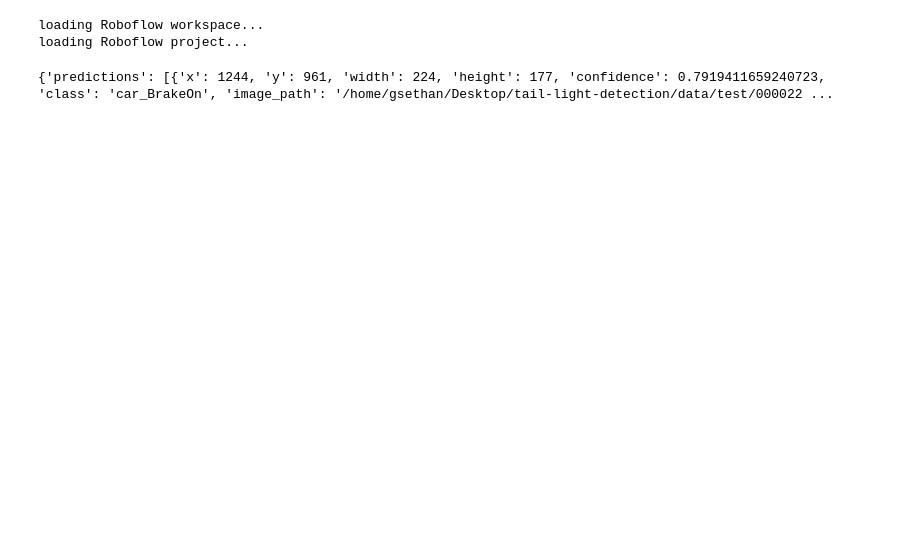
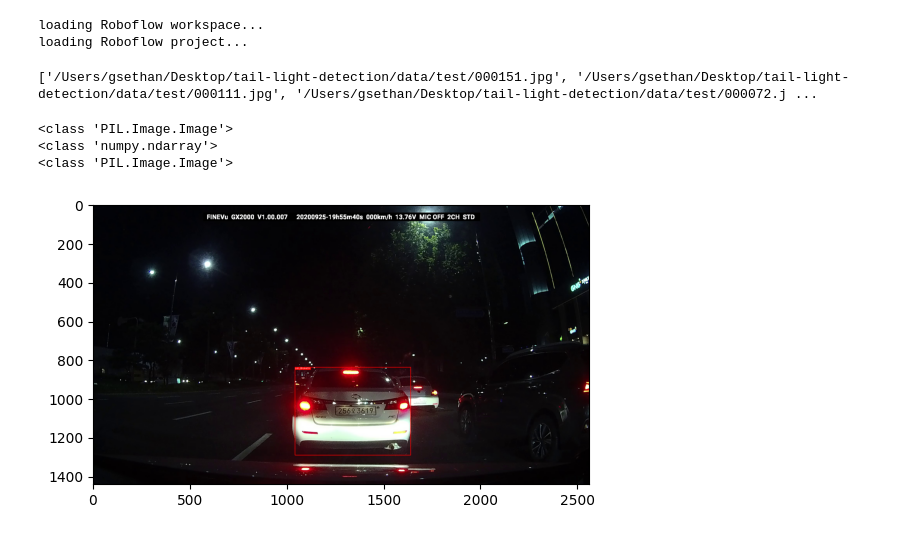
Before and after one commit to gsethan17/one-stage-brake-light-status-detection, a Jupyter notebook: Untitled.ipynb, the cells around one changed output. Drawn from its saved outputs; the diff is of its cells as text; code cells hidden in the pictures; blank space fills up the shorter version.

```diff
--- a/Untitled.ipynb
+++ b/Untitled.ipynb
@@ -14,9 +17,39 @@ loading Roboflow project...
 # %%
 # infer on a local image
 import os
-sample_img_path = os.path.join(os.getcwd(), 'data', 'test', '000022.jpg')
-print(model.predict(sample_img_path, confidence=40, overlap=30).json())
+from glob import glob
+sample_img_paths = glob(os.path.join(os.getcwd(), 'data', 'test', '*.jpg'))
+print(sample_img_paths)
 # %% [output]
-{'predictions': [{'x': 1244, 'y': 961, 'width': 224, 'height': 177, 'confidence': 0.7919411659240723, 'class': 'car_BrakeOn', 'image_path': '/home/gsethan/Desktop/tail-light-detection/data/test/000022 ...
+['/Users/gsethan/Desktop/tail-light-detection/data/test/000151.jpg', '/Users/gsethan/Desktop/tail-light-detection/data/test/000111.jpg', '/Users/gsethan/Desktop/tail-light-detection/data/test/000072.j ...
+# %%
+from PIL import Image
+import cv2
+from matplotlib import cm
+import numpy as np
+
+
+path = sample_img_paths[0]
+img = Image.open(path).convert("RGB")
+print(type(img))
+img = cv2.imread(path)
+img = cv2.cvtColor(img, cv2.COLOR_BGR2RGB)
+print(type(img))
+
+
+input_img = Image.fromarray(np.uint8(img)).convert('RGB')
+
+print(type(input_img))
+prediction = model.predict_local_image(input_img)
+# %% [output]
+<class 'PIL.Image.Image'>
+<class 'numpy.ndarray'>
+<class 'PIL.Image.Image'>
+# %%
+prediction.draw(img)
+plt.imshow(img)
+plt.show()
+# %% [output]
+[figure, added]
 # %%
 model.webcam(1)
```
Also changed, not shown: parts of 9 cells of this notebook, 37 other files.
